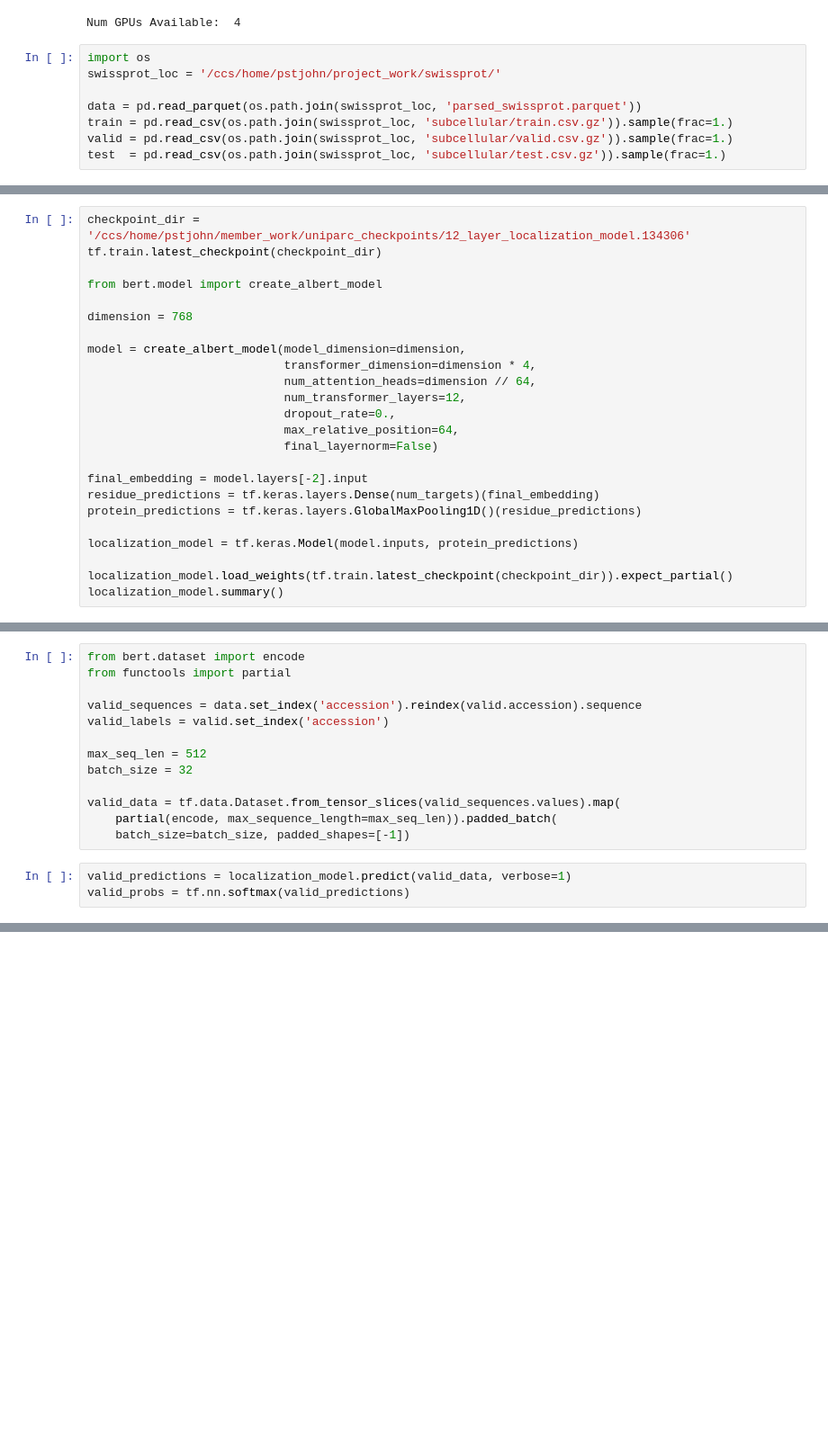
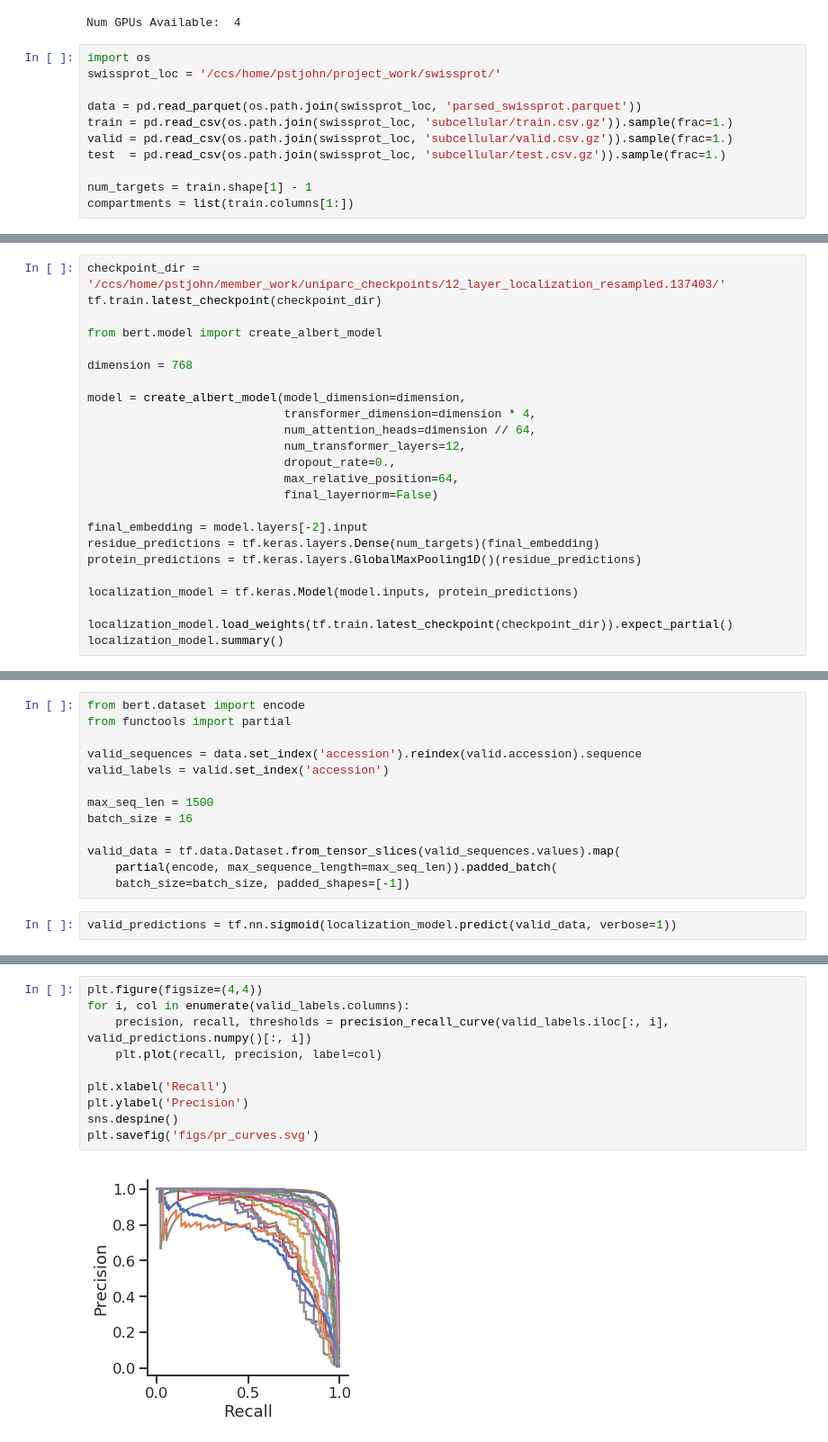
Before and after one commit to pstjohn/uniparc_modeling, a Jupyter notebook: subcellular_localization/evaluate_trained_model.ipynb, the cells around one changed output, grey strips where cells are left out. Shown: that part at 90% size. Cells and saved outputs as stored; diff of their text form; blank space fills up the shorter version.

```diff
--- a/subcellular_localization/evaluate_trained_model.ipynb
+++ b/subcellular_localization/evaluate_trained_model.ipynb
@@ -30,3 +30,6 @@ data = pd.read_parquet(os.path.join(swissprot_loc, 'parsed_swissprot.parquet'))
 train = pd.read_csv(os.path.join(swissprot_loc, 'subcellular/train.csv.gz')).sample(frac=1.)
 valid = pd.read_csv(os.path.join(swissprot_loc, 'subcellular/valid.csv.gz')).sample(frac=1.)
 test  = pd.read_csv(os.path.join(swissprot_loc, 'subcellular/test.csv.gz')).sample(frac=1.)
+
+num_targets = train.shape[1] - 1
+compartments = list(train.columns[1:])
@@ -33,5 +39,5 @@ test  = pd.read_csv(os.path.join(swissprot_loc, 'subcellular/test.csv.gz')).samp
 # %%
-checkpoint_dir = '/ccs/home/pstjohn/member_work/uniparc_checkpoints/12_layer_localization_model.134306'
+checkpoint_dir = '/ccs/home/pstjohn/member_work/uniparc_checkpoints/12_layer_localization_resampled.137403/'
 tf.train.latest_checkpoint(checkpoint_dir)
 
 from bert.model import create_albert_model
@@ -79,13 +85,12 @@ from functools import partial
 valid_sequences = data.set_index('accession').reindex(valid.accession).sequence
 valid_labels = valid.set_index('accession')
 
-max_seq_len = 512
-batch_size = 32
+max_seq_len = 1500
+batch_size = 16
 
 valid_data = tf.data.Dataset.from_tensor_slices(valid_sequences.values).map(
     partial(encode, max_sequence_length=max_seq_len)).padded_batch(
     batch_size=batch_size, padded_shapes=[-1])
 # %%
-valid_predictions = localization_model.predict(valid_data, verbose=1)
-valid_probs = tf.nn.softmax(valid_predictions)
+valid_predictions = tf.nn.sigmoid(localization_model.predict(valid_data, verbose=1))
 # %% [output]
@@ -120,0 +113,12 @@ f1_score(valid_labels.iloc[:, 0], valid_probs[:, 0] > 0.5)
+# %%
+plt.figure(figsize=(4,4))
+for i, col in enumerate(valid_labels.columns):
+    precision, recall, thresholds = precision_recall_curve(valid_labels.iloc[:, i], valid_predictions.numpy()[:, i])
+    plt.plot(recall, precision, label=col)
+
+plt.xlabel('Recall')
+plt.ylabel('Precision')
+sns.despine()
+plt.savefig('figs/pr_curves.svg')
+# %% [output]
+[figure, added]
```
Also changed, not shown: parts of 30 cells of this notebook, 11 other files.
